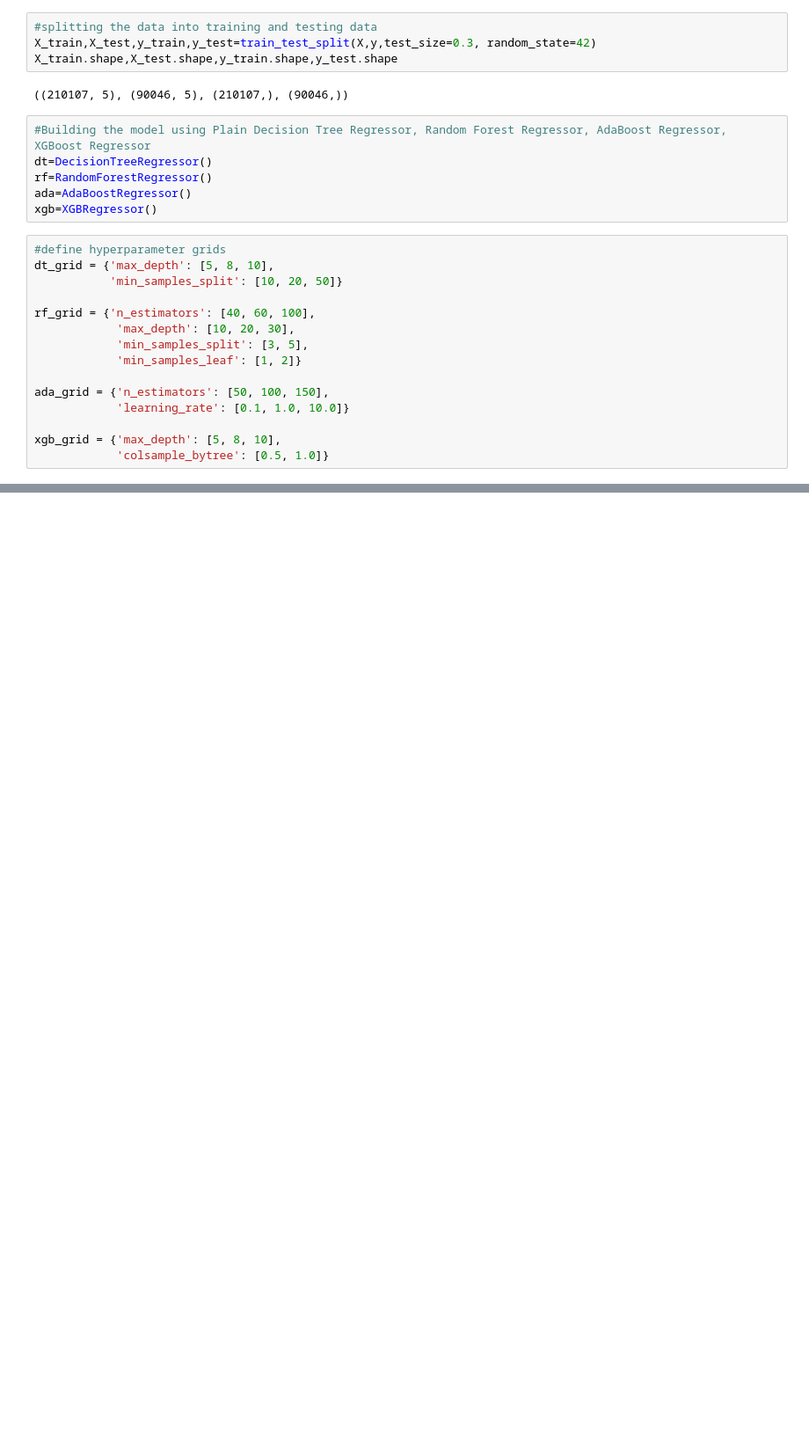
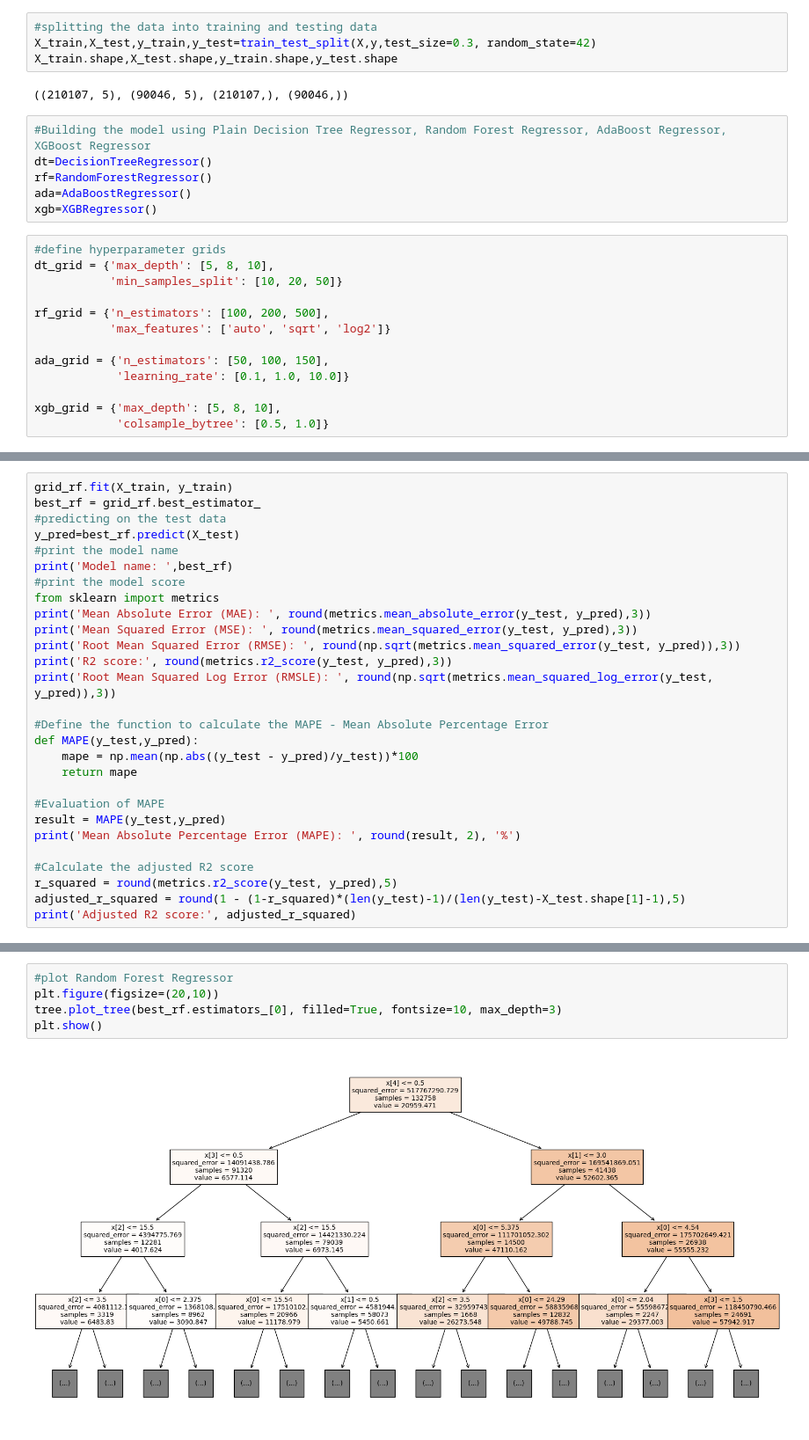
Before and after one commit to unclethien/Flight-Price-Prediction-Project, a Jupyter notebook: data analysis.ipynb, the cells around one changed output, grey strips where cells are left out. Shown at 88% size. Cells and saved outputs as stored; diff of their text form; blank space fills up the shorter version.

```diff
--- a/data analysis.ipynb
+++ b/data analysis.ipynb
@@ -398,10 +401,8 @@ xgb=XGBRegressor()
 dt_grid = {'max_depth': [5, 8, 10],
            'min_samples_split': [10, 20, 50]}
 
-rf_grid = {'n_estimators': [40, 60, 100],
-            'max_depth': [10, 20, 30],
-            'min_samples_split': [3, 5],
-            'min_samples_leaf': [1, 2]}
+rf_grid = {'n_estimators': [100, 200, 500],
+           'max_features': ['auto', 'sqrt', 'log2']}
 
 ada_grid = {'n_estimators': [50, 100, 150],
             'learning_rate': [0.1, 1.0, 10.0]}
@@ -512,0 +456,28 @@ KeyboardInterrupt:
+# %%
+grid_rf.fit(X_train, y_train)
+best_rf = grid_rf.best_estimator_
+#predicting on the test data
+y_pred=best_rf.predict(X_test)
+#print the model name
+print('Model name: ',best_rf)
+#print the model score
+from sklearn import metrics
+print('Mean Absolute Error (MAE): ', round(metrics.mean_absolute_error(y_test, y_pred),3))
+print('Mean Squared Error (MSE): ', round(metrics.mean_squared_error(y_test, y_pred),3))
+print('Root Mean Squared Error (RMSE): ', round(np.sqrt(metrics.mean_squared_error(y_test, y_pred)),3))
+print('R2 score:', round(metrics.r2_score(y_test, y_pred),3))
+print('Root Mean Squared Log Error (RMSLE): ', round(np.sqrt(metrics.mean_squared_log_error(y_test, y_pred)),3))
+
+#Define the function to calculate the MAPE - Mean Absolute Percentage Error
+def MAPE(y_test,y_pred):
+    mape = np.mean(np.abs((y_test - y_pred)/y_test))*100
+    return mape
+
+#Evaluation of MAPE
+result = MAPE(y_test,y_pred)
+print('Mean Absolute Percentage Error (MAPE): ', round(result, 2), '%')
+
+#Calculate the adjusted R2 score
+r_squared = round(metrics.r2_score(y_test, y_pred),5)
+adjusted_r_squared = round(1 - (1-r_squared)*(len(y_test)-1)/(len(y_test)-X_test.shape[1]-1),5)
+print('Adjusted R2 score:', adjusted_r_squared)
@@ -512,0 +584,7 @@ KeyboardInterrupt:
+# %%
+#plot Random Forest Regressor
+plt.figure(figsize=(20,10))
+tree.plot_tree(best_rf.estimators_[0], filled=True, fontsize=10, max_depth=3)
+plt.show()
+# %% [output]
+[figure, added]
```
Also changed, not shown: parts of 16 cells of this notebook.
